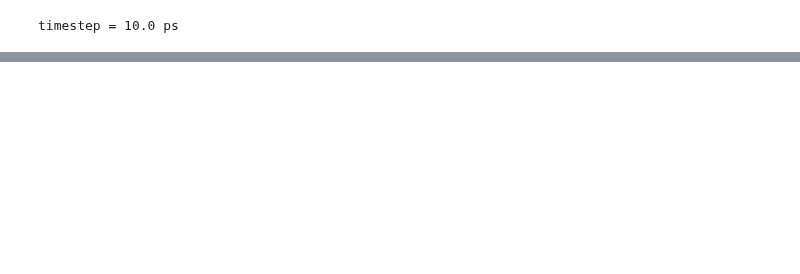
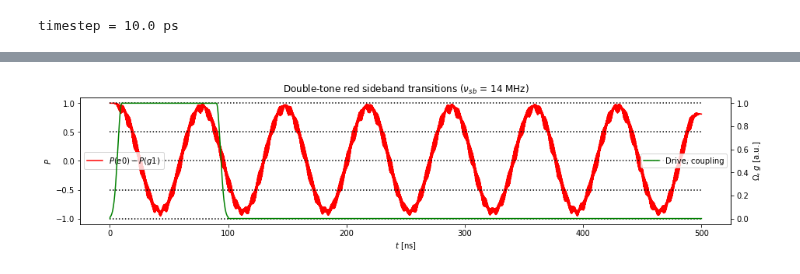
Before and after one commit to wouterkesselsap/thesis, a Jupyter notebook: 2p_sideband.ipynb, the cells around one changed output, grey strips where cells are left out. Drawn from its saved outputs; the diff is of its cells as text; code cells hidden in the pictures; blank space fills up the shorter version.

```diff
--- a/2p_sideband.ipynb
+++ b/2p_sideband.ipynb
@@ -212,3 +221,22 @@ elif sb == 'blue':
+# %%
+"""COMBINED PROBABILITIES"""
+
+if sb == 'red':
+    if Nt == 1:
+        fig = sb_combined_probs(times, sb, Nt, H_args,
+                                xlim=None, ylim=None, figsize=[15,3], e0=e0, g1=g1, wd=wd, wsb=wsb)
+    elif Nt == 2:
+        fig = sb_combined_probs(times, sb, Nt, H_args,
+                                xlim=None, ylim=None, figsize=[15,3], e0=e0, g1=g1, wsb=wsb)
+elif sb == 'blue':
+    if Nt == 1:
+        fig = sb_combined_probs(times, sb, Nt, H_args,
+                                xlim=None, ylim=None, figsize=[15,3], e1=e1, g0=g0, wd=wd, wsb=wsb)
+    elif Nt == 2:
+        fig = sb_combined_probs(times, sb, Nt, H_args,
+                                xlim=None, ylim=None, figsize=[15,3], e1=e1, g0=g0, wsb=wsb)
+# %% [output]
+[figure, added]
 # %%
 """ SAVE DATA FOR GOOD """
 
```
Also changed, not shown: parts of 12 cells of this notebook, 2 other files.
